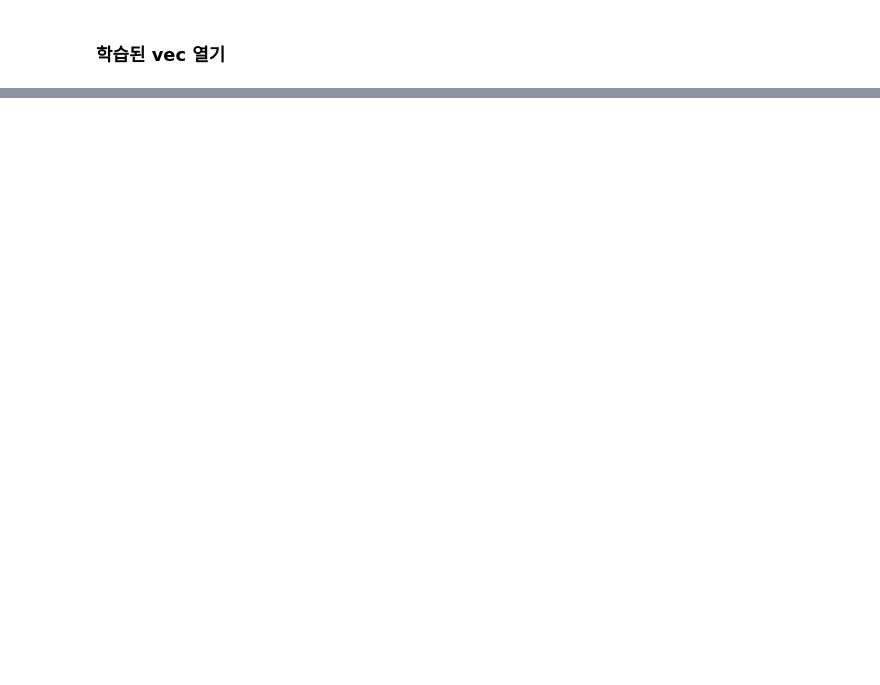
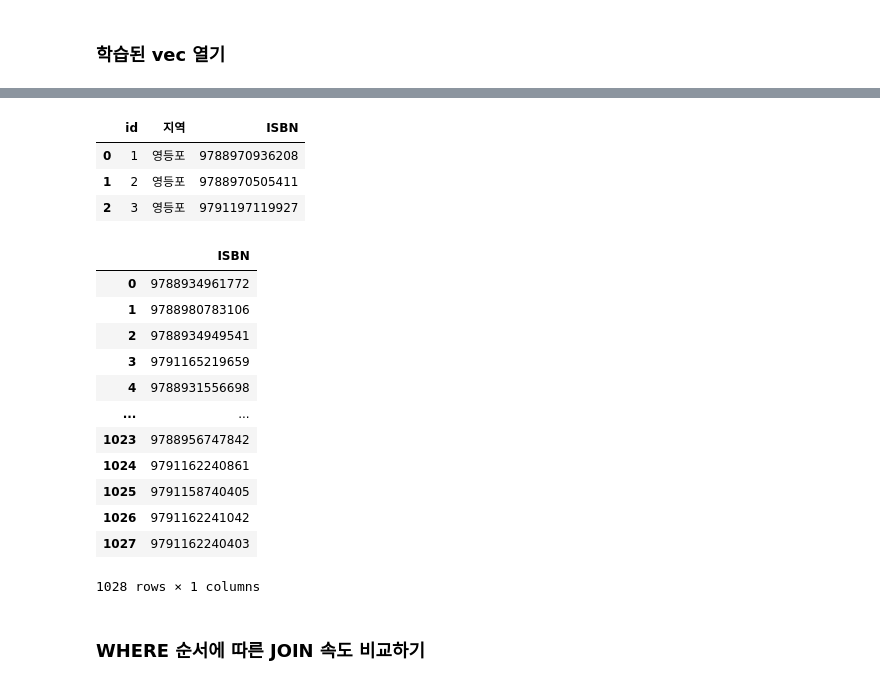
Before and after one commit to yangoos57/awsServerless, a Jupyter notebook: fIndKeyWordModel.ipynb, the cells around one changed output, grey strips where cells are left out. Drawn from its saved outputs; the diff is of its cells as text; code cells hidden in the pictures; blank space fills up the shorter version.

```diff
--- a/fIndKeyWordModel.ipynb
+++ b/fIndKeyWordModel.ipynb
@@ -202,0 +367,31 @@ kkkk[kkkk['sums'] > 2][['도서명','ISBN']].head(5)
+# %%
+var = "영등포,동작,양천"
+cursor.execute(f'SELECT * FROM backend_dodomoalibinfo WHERE FIND_IN_SET(지역,"{var}") >0')
+result = cursor.fetchall()
+pd.DataFrame(result).head(3)
+# %% [output]
+|  | id | 지역 | ISBN |
+| 0 | 1 | 영등포 | 9788970936208 |
+| 1 | 2 | 영등포 | 9788970505411 |
+| 2 | 3 | 영등포 | 9791197119927 |
+# %%
+var = "양천"
+cursor.execute(f'SELECT ISBN FROM backend_dodomoalibinfo WHERE FIND_IN_SET(지역,"{var}") >0')
+result = cursor.fetchall()
+pd.DataFrame(result)
+# %% [output]
+|  | ISBN |
+| 0 | 9788934961772 |
+| 1 | 9788980783106 |
+| 2 | 9788934949541 |
+| 3 | 9791165219659 |
+| 4 | 9788931556698 |
+| ... | ... |
+| 1023 | 9788956747842 |
+| 1024 | 9791162240861 |
+| 1025 | 9791158740405 |
+| 1026 | 9791162241042 |
+| 1027 | 9791162240403 |
+1028 rows × 1 columns
+# %% [markdown]
+### WHERE 순서에 따른 JOIN 속도 비교하기
```
Also changed, not shown: parts of 22 cells of this notebook, 2 other files.
